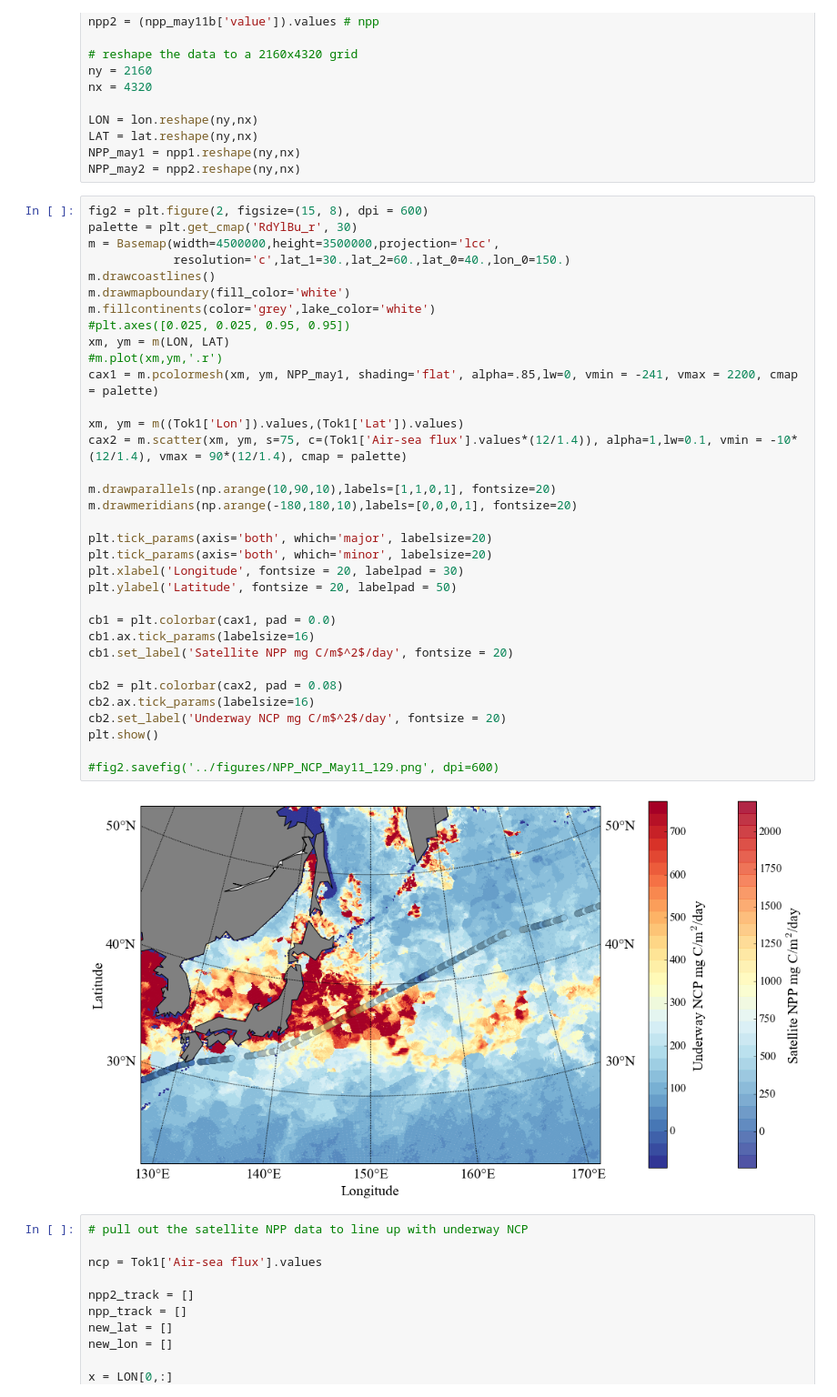
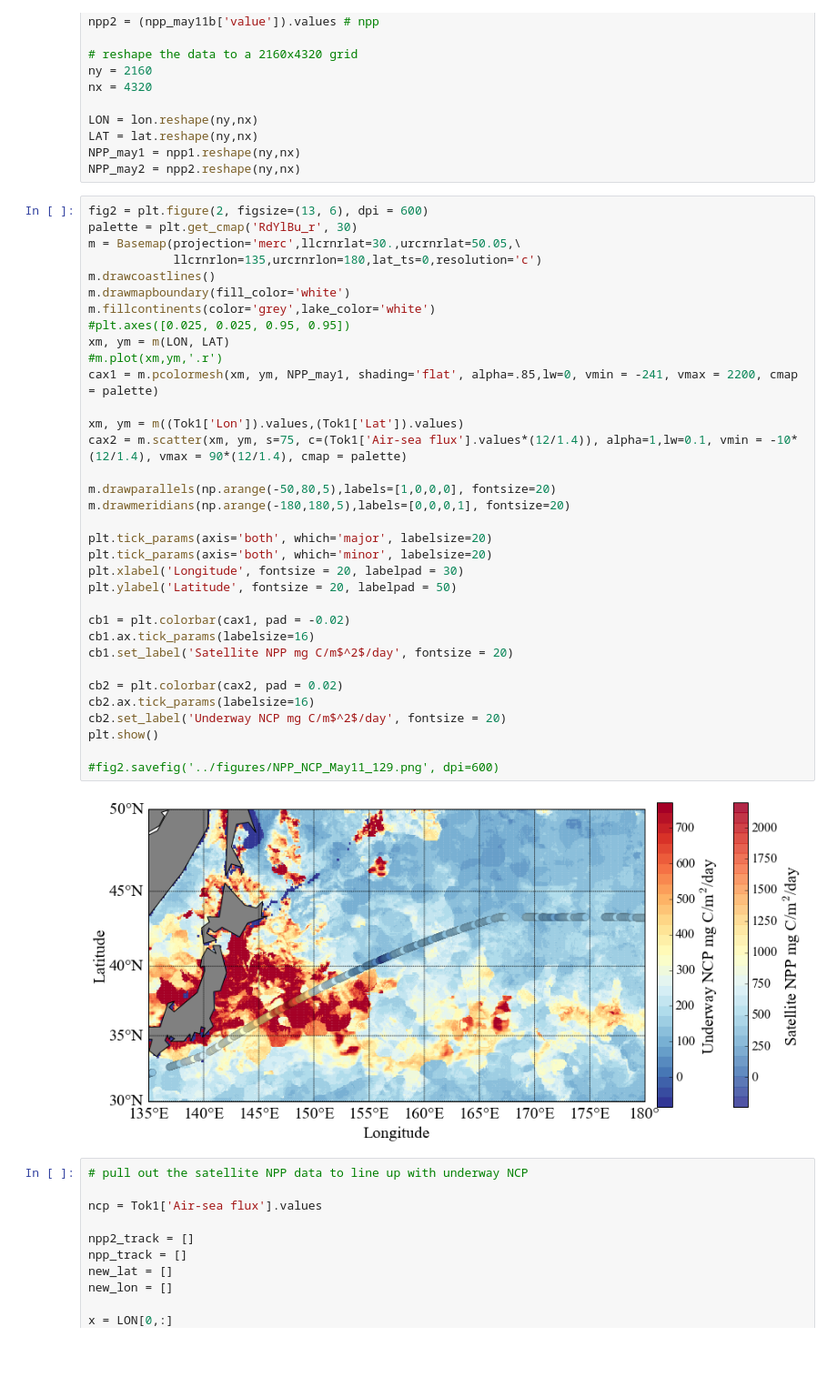
Before and after one commit to sophieclayton/kuroshio_productivity, a Jupyter notebook: kuro_satellite_prod_Tok1.ipynb, the cells around one changed output. Shown at 91% size. Saved outputs shown, nothing was run; the diff lists cells and outputs as text; blank space fills up the shorter version.

```diff
--- a/kuro_satellite_prod_Tok1.ipynb
+++ b/kuro_satellite_prod_Tok1.ipynb
@@ -73,41 +73,41 @@ LAT = lat.reshape(ny,nx)
 NPP_may1 = npp1.reshape(ny,nx)
 NPP_may2 = npp2.reshape(ny,nx)
 # %%
-fig2 = plt.figure(2, figsize=(15, 8), dpi = 600)
+fig2 = plt.figure(2, figsize=(13, 6), dpi = 600)
 palette = plt.get_cmap('RdYlBu_r', 30)
-m = Basemap(width=4500000,height=3500000,projection='lcc',
-            resolution='c',lat_1=30.,lat_2=60.,lat_0=40.,lon_0=150.)
+m = Basemap(projection='merc',llcrnrlat=30.,urcrnrlat=50.05,\
+            llcrnrlon=135,urcrnrlon=180,lat_ts=0,resolution='c')
 m.drawcoastlines()
 m.drawmapboundary(fill_color='white')
 m.fillcontinents(color='grey',lake_color='white')
 #plt.axes([0.025, 0.025, 0.95, 0.95])
 xm, ym = m(LON, LAT)
 #m.plot(xm,ym,'.r')
 cax1 = m.pcolormesh(xm, ym, NPP_may1, shading='flat', alpha=.85,lw=0, vmin = -241, vmax = 2200, cmap = palette)
 
 xm, ym = m((Tok1['Lon']).values,(Tok1['Lat']).values)
 cax2 = m.scatter(xm, ym, s=75, c=(Tok1['Air-sea flux'].values*(12/1.4)), alpha=1,lw=0.1, vmin = -10*(12/1.4), vmax = 90*(12/1.4), cmap = palette)
 
-m.drawparallels(np.arange(10,90,10),labels=[1,1,0,1], fontsize=20)
-m.drawmeridians(np.arange(-180,180,10),labels=[0,0,0,1], fontsize=20)
+m.drawparallels(np.arange(-50,80,5),labels=[1,0,0,0], fontsize=20)
+m.drawmeridians(np.arange(-180,180,5),labels=[0,0,0,1], fontsize=20)
 
 plt.tick_params(axis='both', which='major', labelsize=20)
 plt.tick_params(axis='both', which='minor', labelsize=20)
 plt.xlabel('Longitude', fontsize = 20, labelpad = 30)
 plt.ylabel('Latitude', fontsize = 20, labelpad = 50)
 
-cb1 = plt.colorbar(cax1, pad = 0.0)
+cb1 = plt.colorbar(cax1, pad = -0.02)
 cb1.ax.tick_params(labelsize=16)
 cb1.set_label('Satellite NPP mg C/m$^2$/day', fontsize = 20)
 
-cb2 = plt.colorbar(cax2, pad = 0.08)
+cb2 = plt.colorbar(cax2, pad = 0.02)
 cb2.ax.tick_params(labelsize=16)
 cb2.set_label('Underway NCP mg C/m$^2$/day', fontsize = 20)
 plt.show()
 
 #fig2.savefig('../figures/NPP_NCP_May11_129.png', dpi=600)
 # %% [output]
-[figure, old version]
+[figure, new version]
 # %%
 # pull out the satellite NPP data to line up with underway NCP
 
```
Also changed, not shown: parts of 3 cells of this notebook, 4 other files.
